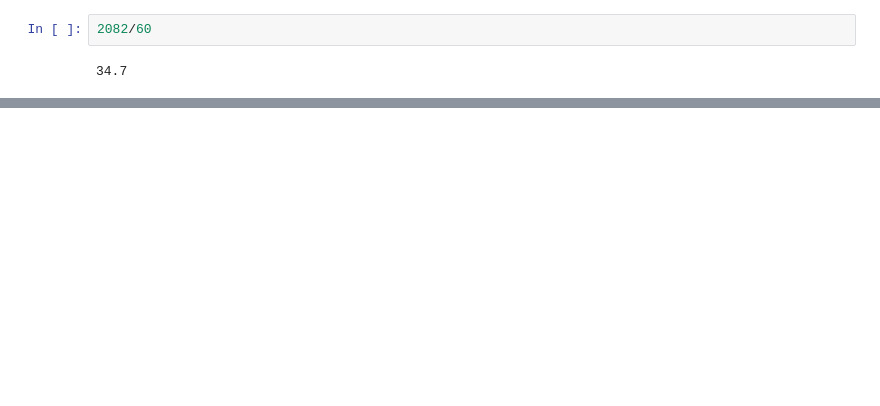
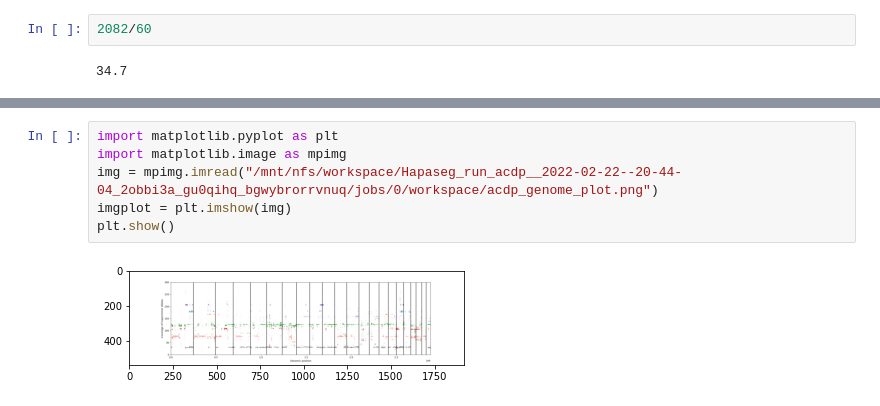
Before and after one commit to getzlab/HapASeg, a Jupyter notebook: wolF/coverage_workflow.ipynb, the cells around one changed output, grey strips where cells are left out. Cells and saved outputs as stored; diff of their text form; blank space fills up the shorter version.

Commit message:
sorted out cytoband pulling and acdp acdp figures
cytoband files now pulled from getzlab gs bucket and parsed by utils function.
acdp files now have output hook in task

```diff
--- a/wolF/coverage_workflow.ipynb
+++ b/wolF/coverage_workflow.ipynb
@@ -209 +248,9 @@ acdp_task = hapaseg.Hapaseg_run_acdp(
+# %%
+import matplotlib.pyplot as plt
+import matplotlib.image as mpimg
+img = mpimg.imread("/mnt/nfs/workspace/Hapaseg_run_acdp__2022-02-22--20-44-04_2obbi3a_gu0qihq_bgwybrorrvnuq/jobs/0/workspace/acdp_genome_plot.png")
+imgplot = plt.imshow(img)
+plt.show()
+# %% [output]
+[figure, added]
 # %%
```
Also changed, not shown: parts of 18 cells of this notebook, 4 other files.
